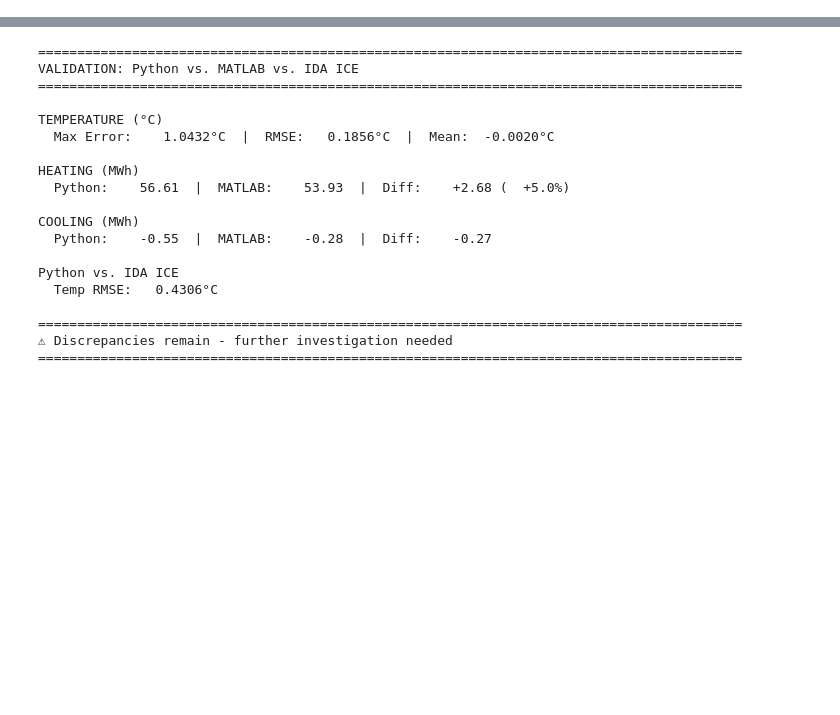
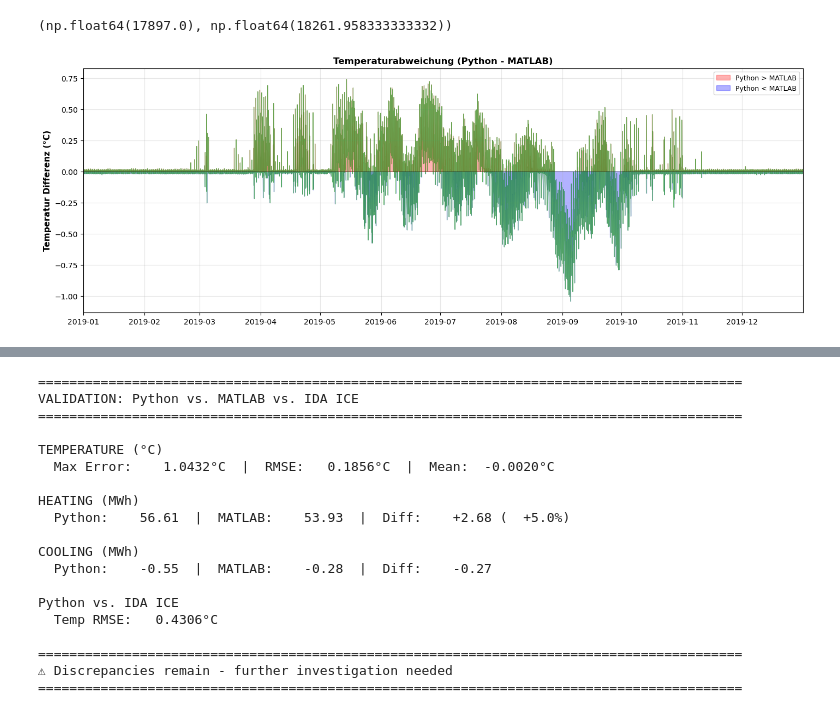
Before and after one commit to glDemonti/rc-model-building-simulation, a Jupyter notebook: notebooks/validation_rc_model.ipynb, the cells around one changed output, grey strips where cells are left out. Drawn from its saved outputs; the diff is of its cells as text; code cells hidden in the pictures; blank space fills up the shorter version.

```diff
--- a/notebooks/validation_rc_model.ipynb
+++ b/notebooks/validation_rc_model.ipynb
@@ -64,0 +166,15 @@ Simulation finished.
+# %%
+fig, axes = plt.subplots(nrows=1, ncols=1, figsize=(14, 5), constrained_layout=True)
+ax = axes
+ax.plot(idx, temp_diff_ml, color='#2ca02c', linewidth=0.8, alpha=0.7)
+ax.axhline(0, color='black', linestyle='-', linewidth=0.5)
+ax.fill_between(idx, 0, temp_diff_ml, where=(temp_diff_ml>=0), alpha=0.3, color='red', label='Python > MATLAB')
+ax.fill_between(idx, 0, temp_diff_ml, where=(temp_diff_ml<0), alpha=0.3, color='blue', label='Python < MATLAB')
+ax.set_ylabel('Temperatur Differenz (°C)', fontsize=11, fontweight='bold')
+ax.set_title('Temperaturabweichung (Python - MATLAB)', fontsize=12, fontweight='bold')
+ax.legend(loc='upper right', fontsize=9)
+ax.grid(True, alpha=0.3)
+ax.set_xlim(idx[0], idx[-1])
+# %% [output]
+(np.float64(17897.0), np.float64(18261.958333333332))
+[figure, added]
```
Also changed, not shown: parts of 8 cells of this notebook, 6 other files.
